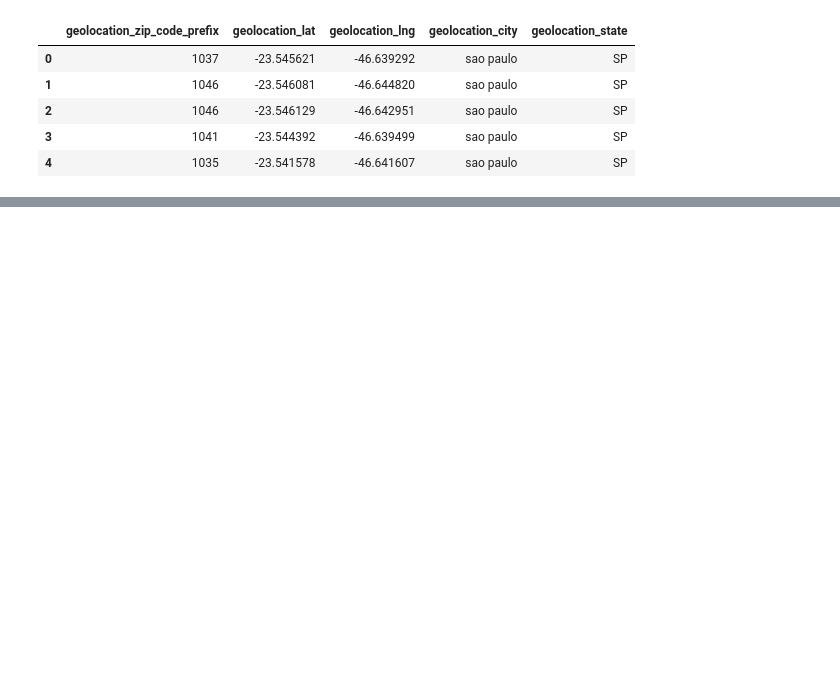
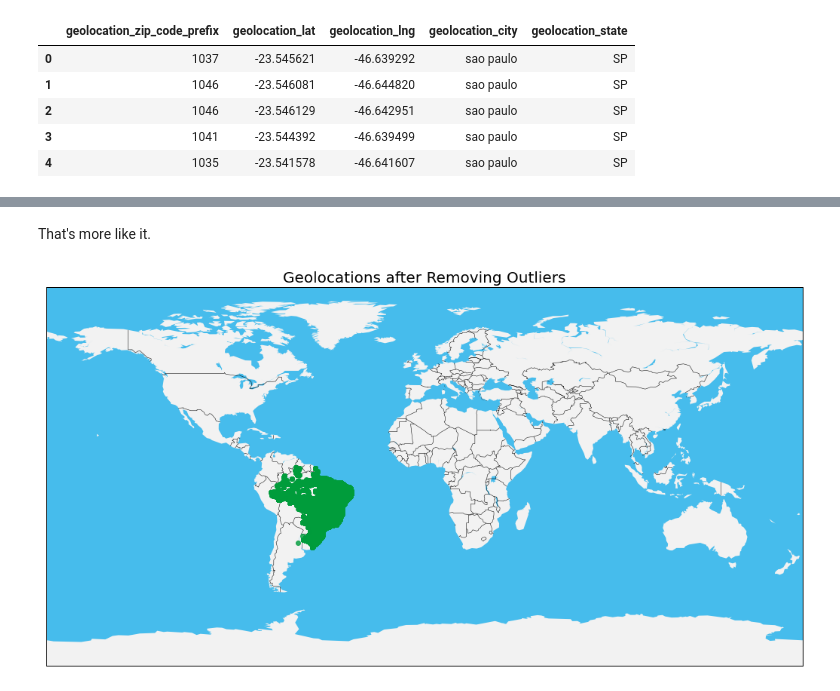
Before and after one commit to NoahPlage/Olist-Business-Analysis, a Jupyter notebook: olist-notebook.ipynb, the cells around one changed output, grey strips where cells are left out. Saved outputs shown, nothing was run; the diff lists cells and outputs as text; code cells hidden in the pictures; blank space fills up the shorter version.

```diff
--- a/olist-notebook.ipynb
+++ b/olist-notebook.ipynb
@@ -432,0 +201,34 @@ df_comments.head()
+# %%
+# Removing some outliers
+# Brazil's most Northern spot is at 5 deg 16′ 27.8″ N latitude.;
+geo_df = geo_df[geo_df.geolocation_lat <= 5.27438888]
+# Brazil's most Western spot is at 73 deg, 58′ 58.19″W Long.
+geo_df = geo_df[geo_df.geolocation_lng >= -73.98283055]
+# Brazil's most southern spot is at 33 deg, 45′ 04.21″ S Latitude.
+geo_df = geo_df[geo_df.geolocation_lat >= -33.75116944]
+# Brazli's most Eastern spot is 34 deg, 47′ 35.33″ W Long.
+geo_df = geo_df[geo_df.geolocation_lng <=  -34.79314722]
+# %% [markdown]
+That's more like it.
+# %%
+lat_cleaned = geo_df['geolocation_lat']
+lon_cleaned = geo_df['geolocation_lng']
+
+plt.figure(figsize=(18,18))
+
+m = Basemap()
+# draw a boundary around the map, fill the background.
+# this background will end up being the ocean color, since
+# the continents will be drawn on top.
+m.drawmapboundary(fill_color='#46bcec')
+# fill continents, set lake color same as ocean color.
+m.fillcontinents(color='#f2f2f2', lake_color='#46bcec')
+# draw country boundaries
+m.drawcountries()
+# draw points with markers
+m.scatter(lon_cleaned, lat_cleaned, zorder=10, alpha=0.8, color='#009c3b')
+# setting a title and font size
+plt.title(label='Geolocations after Removing Outliers', fontsize=20)
+plt.show()
+# %% [output]
+[figure, added]
```
Also changed, not shown: parts of 103 cells of this notebook.
